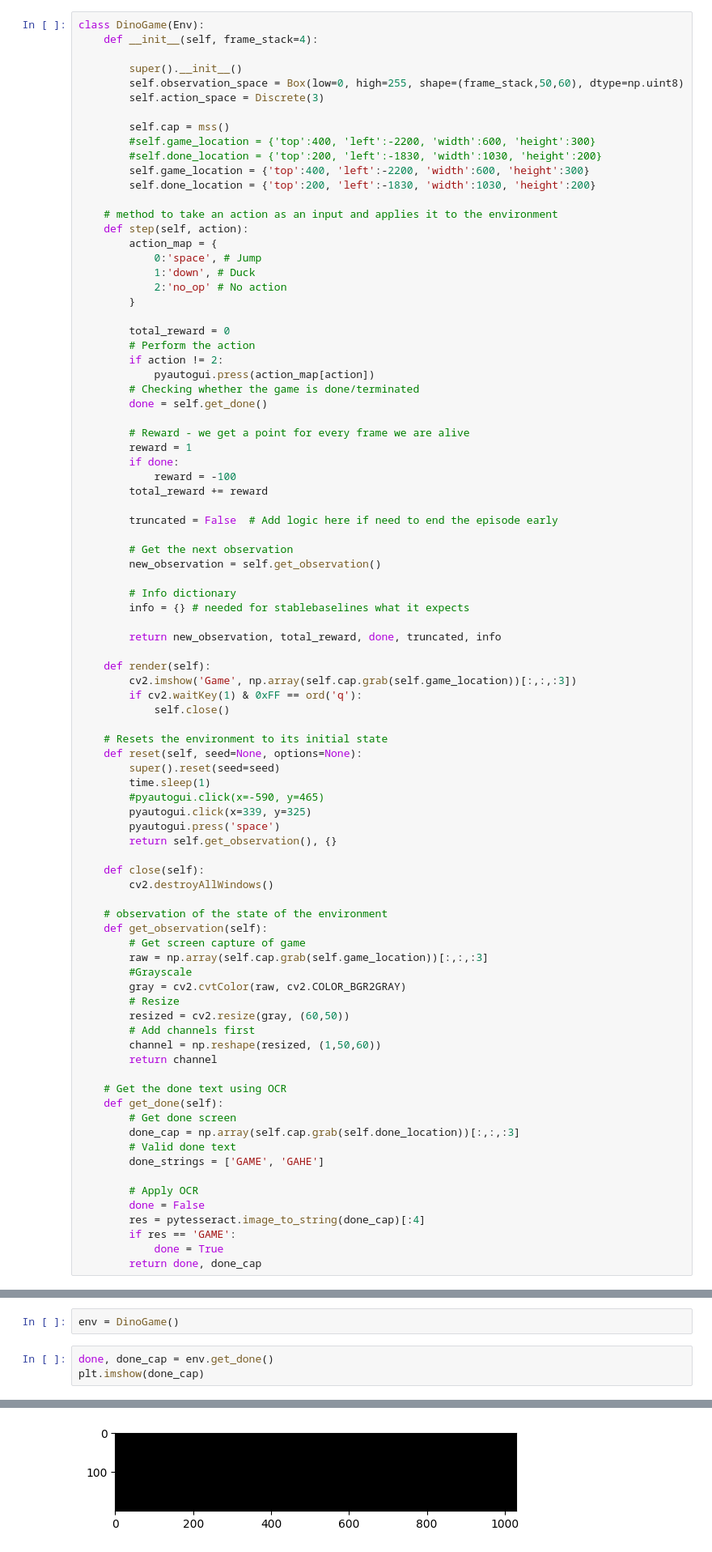
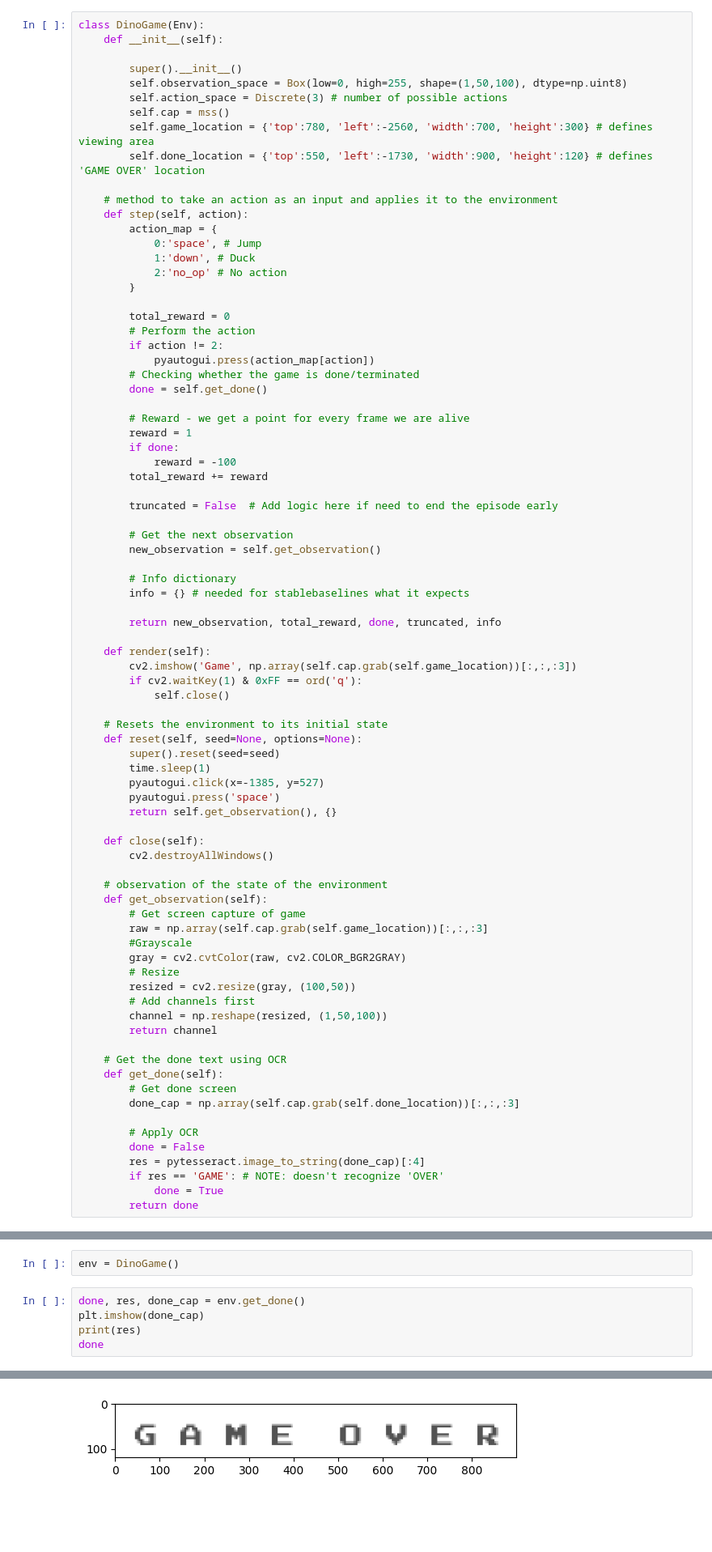
Before and after one commit to jwmathis/ECE-672-PacManNN, a Jupyter notebook: DinoGame/DinoAI.ipynb, the cells around one changed output, grey strips where cells are left out. Shown: that part at 81% size. Saved outputs shown, nothing was run; the diff lists cells and outputs as text; blank space fills up the shorter version.

```diff
--- a/DinoGame/DinoAI.ipynb
+++ b/DinoGame/DinoAI.ipynb
@@ -21,17 +23,14 @@ print(pytesseract.__version__)
 #### 2. Create Environment
 # %%
 class DinoGame(Env):
-    def __init__(self, frame_stack=4):
+    def __init__(self):
 
         super().__init__()
-        self.observation_space = Box(low=0, high=255, shape=(frame_stack,50,60), dtype=np.uint8)
-        self.action_space = Discrete(3)
-
+        self.observation_space = Box(low=0, high=255, shape=(1,50,100), dtype=np.uint8)
+        self.action_space = Discrete(3) # number of possible actions
         self.cap = mss()
-        #self.game_location = {'top':400, 'left':-2200, 'width':600, 'height':300}
-        #self.done_location = {'top':200, 'left':-1830, 'width':1030, 'height':200}
-        self.game_location = {'top':400, 'left':-2200, 'width':600, 'height':300}
-        self.done_location = {'top':200, 'left':-1830, 'width':1030, 'height':200}
+        self.game_location = {'top':780, 'left':-2560, 'width':700, 'height':300} # defines viewing area
+        self.done_location = {'top':550, 'left':-1730, 'width':900, 'height':120} # defines 'GAME OVER' location
 
     # method to take an action as an input and applies it to the environment
     def step(self, action):
@@ -73,8 +72,7 @@ class DinoGame(Env):
     def reset(self, seed=None, options=None):
         super().reset(seed=seed)
         time.sleep(1)
-        #pyautogui.click(x=-590, y=465)
-        pyautogui.click(x=339, y=325)
+        pyautogui.click(x=-1385, y=527)
         pyautogui.press('space')
         return self.get_observation(), {}
 
@@ -88,21 +86,19 @@ class DinoGame(Env):
         #Grayscale
         gray = cv2.cvtColor(raw, cv2.COLOR_BGR2GRAY)
         # Resize
-        resized = cv2.resize(gray, (60,50))
+        resized = cv2.resize(gray, (100,50))
         # Add channels first
-        channel = np.reshape(resized, (1,50,60))
+        channel = np.reshape(resized, (1,50,100))
         return channel
 
     # Get the done text using OCR
     def get_done(self):
         # Get done screen
         done_cap = np.array(self.cap.grab(self.done_location))[:,:,:3]
-        # Valid done text
-        done_strings = ['GAME', 'GAHE']
 
         # Apply OCR
         done = False
         res = pytesseract.image_to_string(done_cap)[:4]
-        if res == 'GAME':
+        if res == 'GAME': # NOTE: doesn't recognize 'OVER'
             done = True
-        return done, done_cap
+        return done
@@ -109,6 +116,8 @@ class DinoGame(Env):
 # %%
 env = DinoGame()
 # %%
-done, done_cap = env.get_done()
+done, res, done_cap = env.get_done()
 plt.imshow(done_cap)
+print(res)
+done
 # %% [output]
@@ -116,4 +126,4 @@ plt.imshow(done_cap)
-[figure, old version]
+[figure, new version]
 # %%
 env.reset()
 # %% [output]
```
Also changed, not shown: parts of 15 cells of this notebook, 29 other files.
